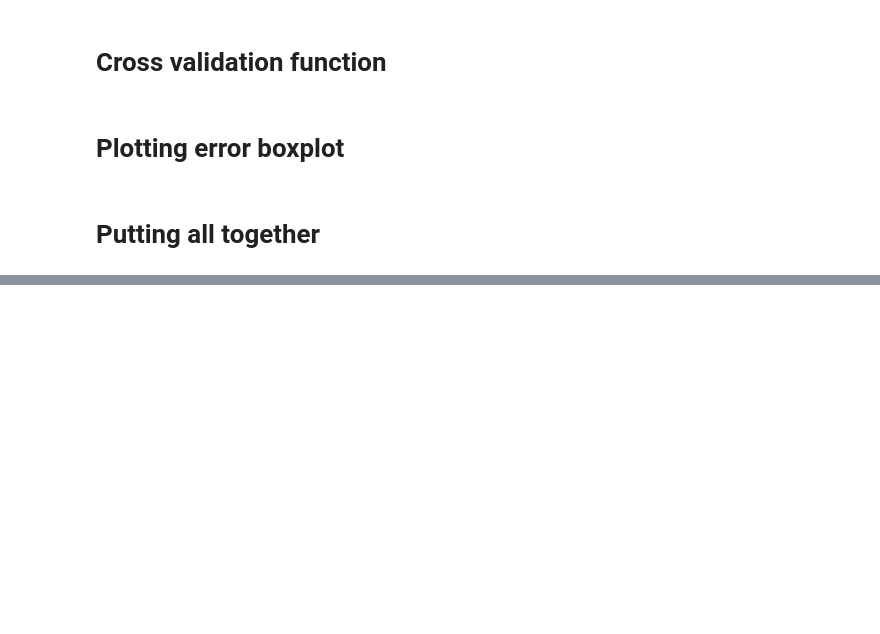
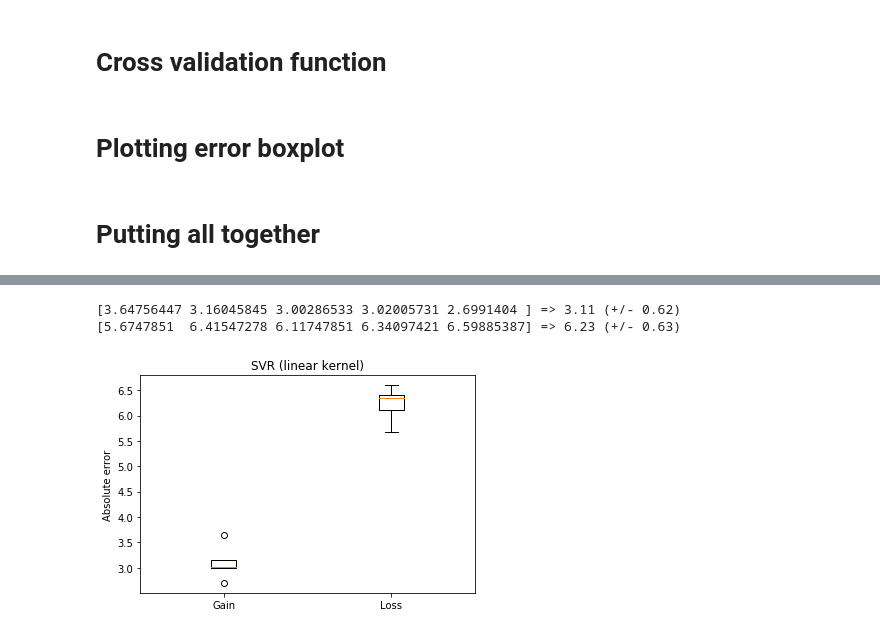
Before and after one commit to Leandro97/ACOPResults, a Jupyter notebook: ACOPRegressor.ipynb, the cells around one changed output, grey strips where cells are left out. Saved outputs shown, nothing was run; the diff lists cells and outputs as text; code cells hidden in the pictures; blank space fills up the shorter version.

```diff
--- a/ACOPRegressor.ipynb
+++ b/ACOPRegressor.ipynb
@@ -98,0 +124,7 @@ Decision Tree
+# %%
+linearSVR = MultiOutputRegressor(SVR(kernel = "linear", C = 1.0, gamma = 'scale', epsilon = 0.2))
+trainModel(linearSVR)
+# %% [output]
+[3.64756447 3.16045845 3.00286533 3.02005731 2.6991404 ] => 3.11 (+/- 0.62)
+[5.6747851  6.41547278 6.11747851 6.34097421 6.59885387] => 6.23 (+/- 0.63)
+[figure, added]
```
Also changed, not shown: parts of 8 cells of this notebook.
